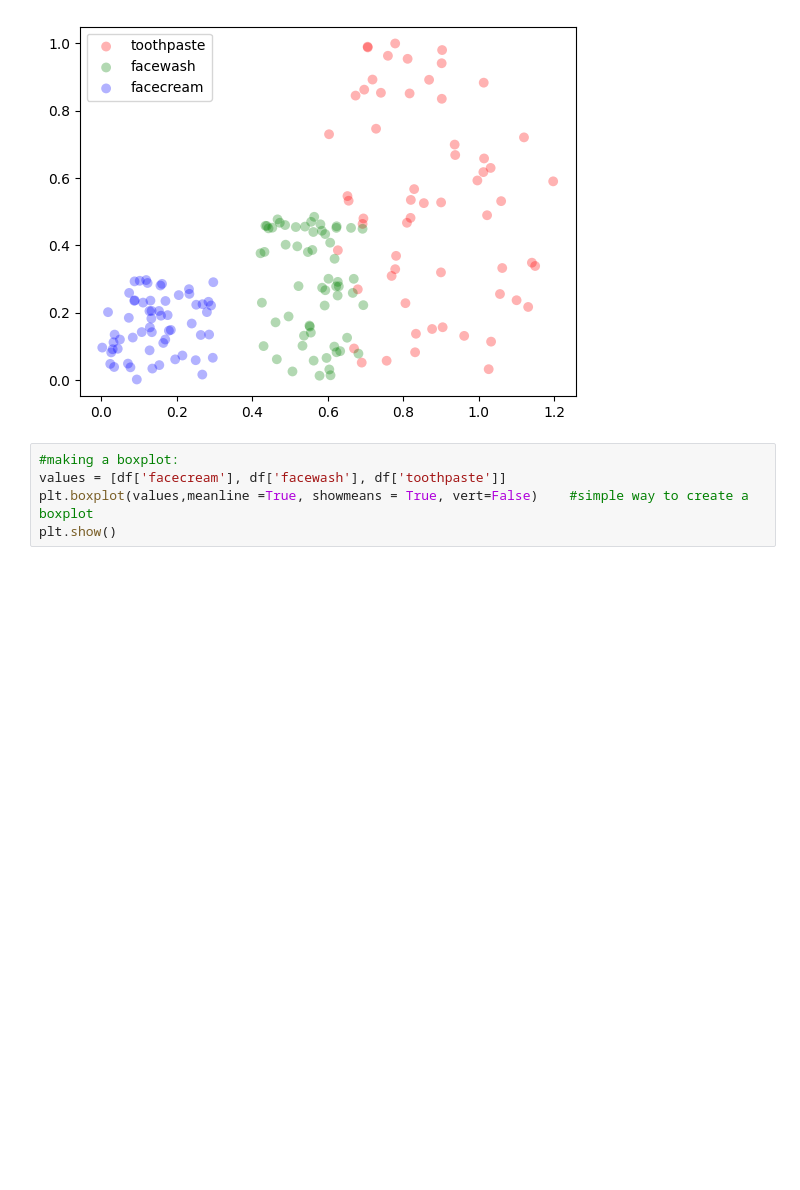
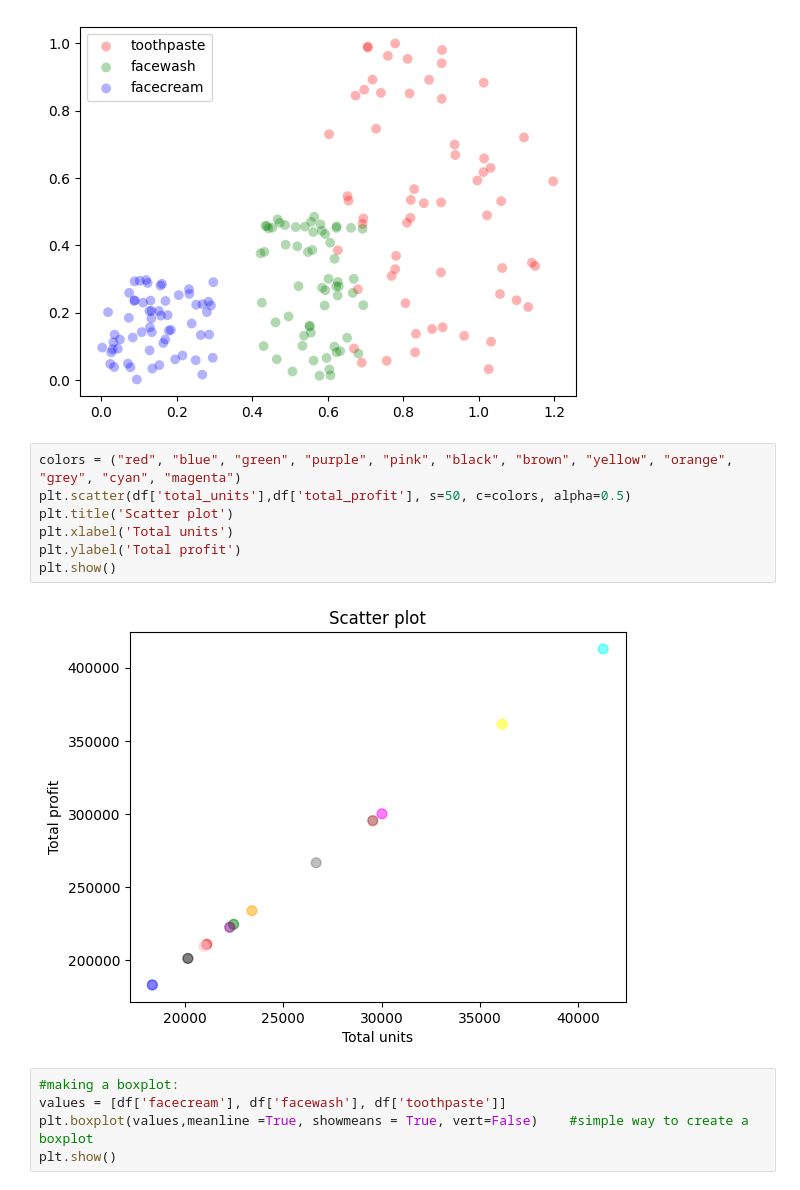
Before and after one commit to namita-ach/SDS-HW, a Jupyter notebook: Summary_statistics.ipynb, the cells around one changed output. Saved outputs shown, nothing was run; the diff lists cells and outputs as text; blank space fills up the shorter version.

```diff
--- a/Summary_statistics.ipynb
+++ b/Summary_statistics.ipynb
@@ -345,6 +347,15 @@ plt.legend(loc=2)
 plt.show()
 # %% [output]
 [figure]
+# %%
+colors = ("red", "blue", "green", "purple", "pink", "black", "brown", "yellow", "orange", "grey", "cyan", "magenta")
+plt.scatter(df['total_units'],df['total_profit'], s=50, c=colors, alpha=0.5)
+plt.title('Scatter plot')
+plt.xlabel('Total units')
+plt.ylabel('Total profit')
+plt.show()
+# %% [output]
+[figure, added]
 # %%
 #making a boxplot:
 values = [df['facecream'], df['facewash'], df['toothpaste']]
```
Also changed, not shown: parts of 2 cells of this notebook.
